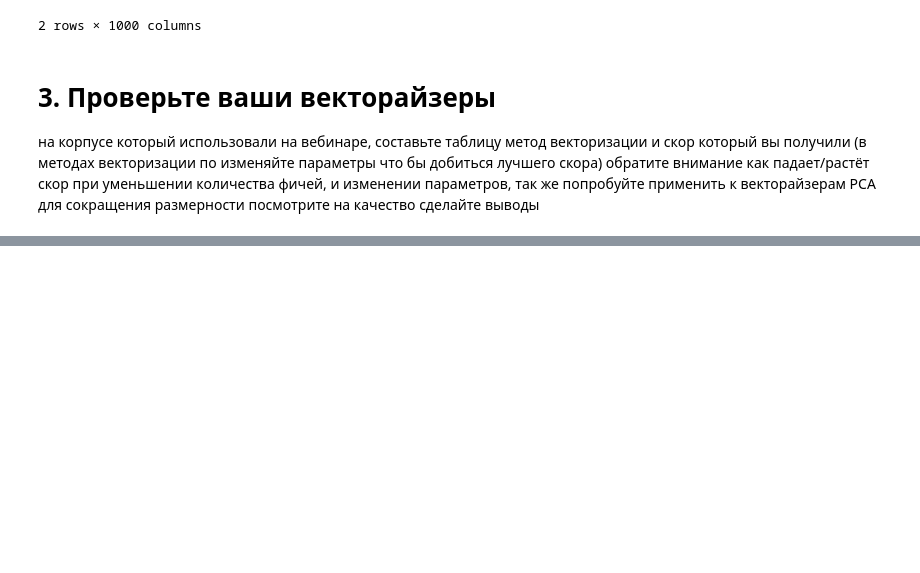
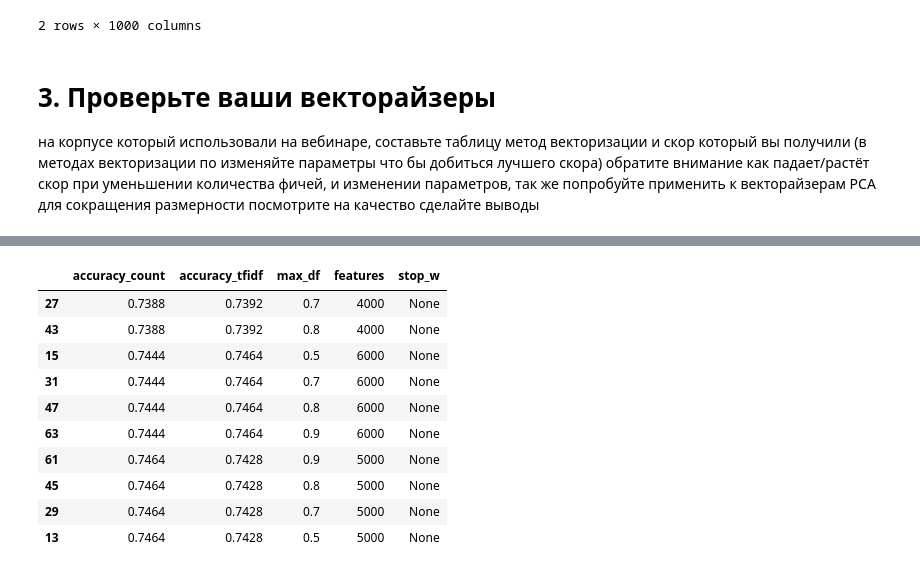
Before and after one commit to lilyababina/vved_v_obr_est_yaz, a Jupyter notebook: hw2_sozdan_prizn_prostr/less2_hw.ipynb, the cells around one changed output, grey strips where cells are left out. Cells and saved outputs as stored; diff of their text form; code cells hidden in the pictures; blank space fills up the shorter version.

```diff
--- a/hw2_sozdan_prizn_prostr/less2_hw.ipynb
+++ b/hw2_sozdan_prizn_prostr/less2_hw.ipynb
@@ -124,0 +310,14 @@ bow_tfidfv_lemmatized.head(2)
+# %%
+res.sort_values(by=['accuracy_count']).tail(10)
+# %% [output]
+|  | accuracy_count | accuracy_tfidf | max_df | features | stop_w |
+| 27 | 0.7388 | 0.7392 | 0.7 | 4000 | None |
+| 43 | 0.7388 | 0.7392 | 0.8 | 4000 | None |
+| 15 | 0.7444 | 0.7464 | 0.5 | 6000 | None |
+| 31 | 0.7444 | 0.7464 | 0.7 | 6000 | None |
+| 47 | 0.7444 | 0.7464 | 0.8 | 6000 | None |
+| 63 | 0.7444 | 0.7464 | 0.9 | 6000 | None |
+| 61 | 0.7464 | 0.7428 | 0.9 | 5000 | None |
+| 45 | 0.7464 | 0.7428 | 0.8 | 5000 | None |
+| 29 | 0.7464 | 0.7428 | 0.7 | 5000 | None |
+| 13 | 0.7464 | 0.7428 | 0.5 | 5000 | None |
```
Also changed, not shown: parts of 23 cells of this notebook, 3 other files.
